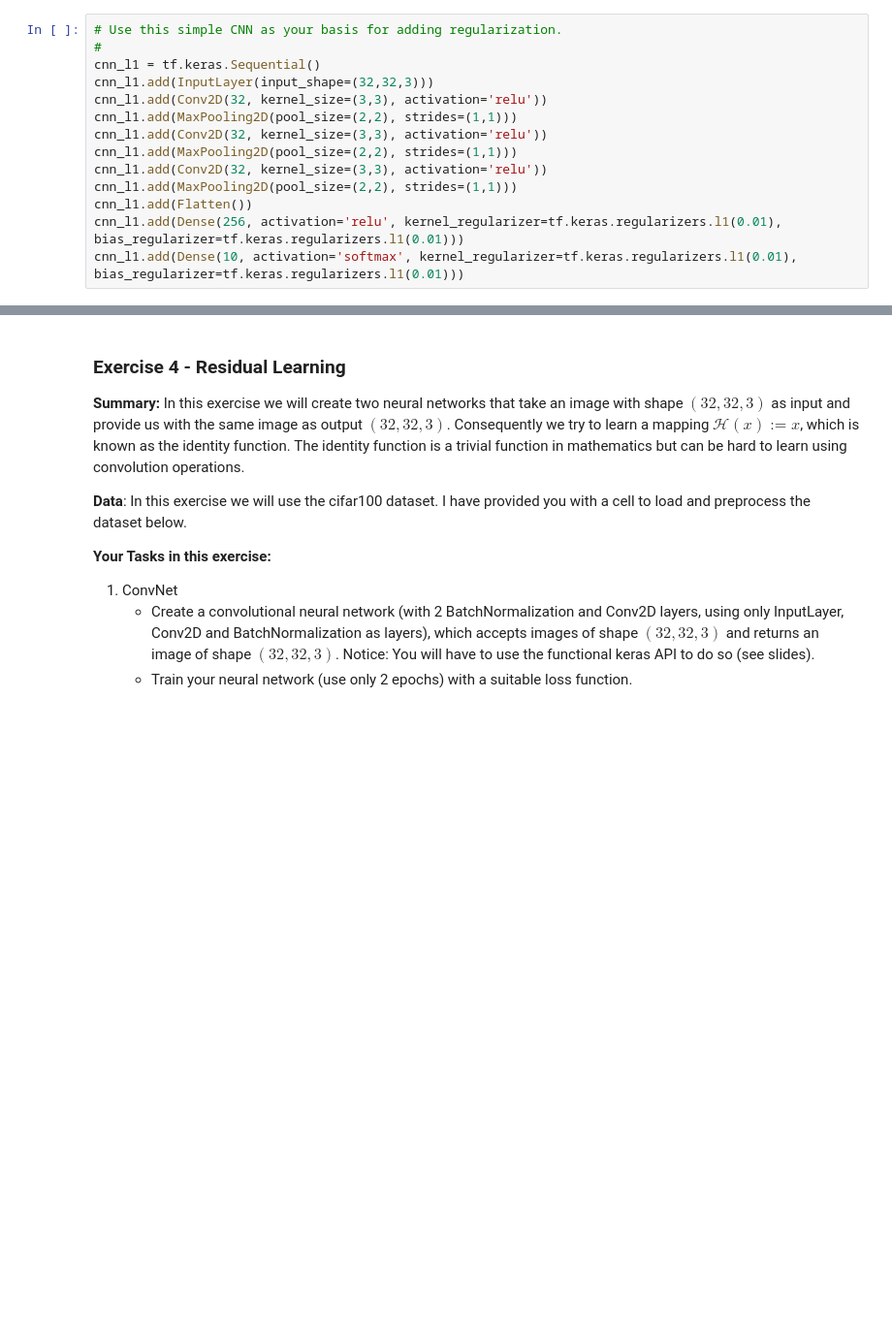
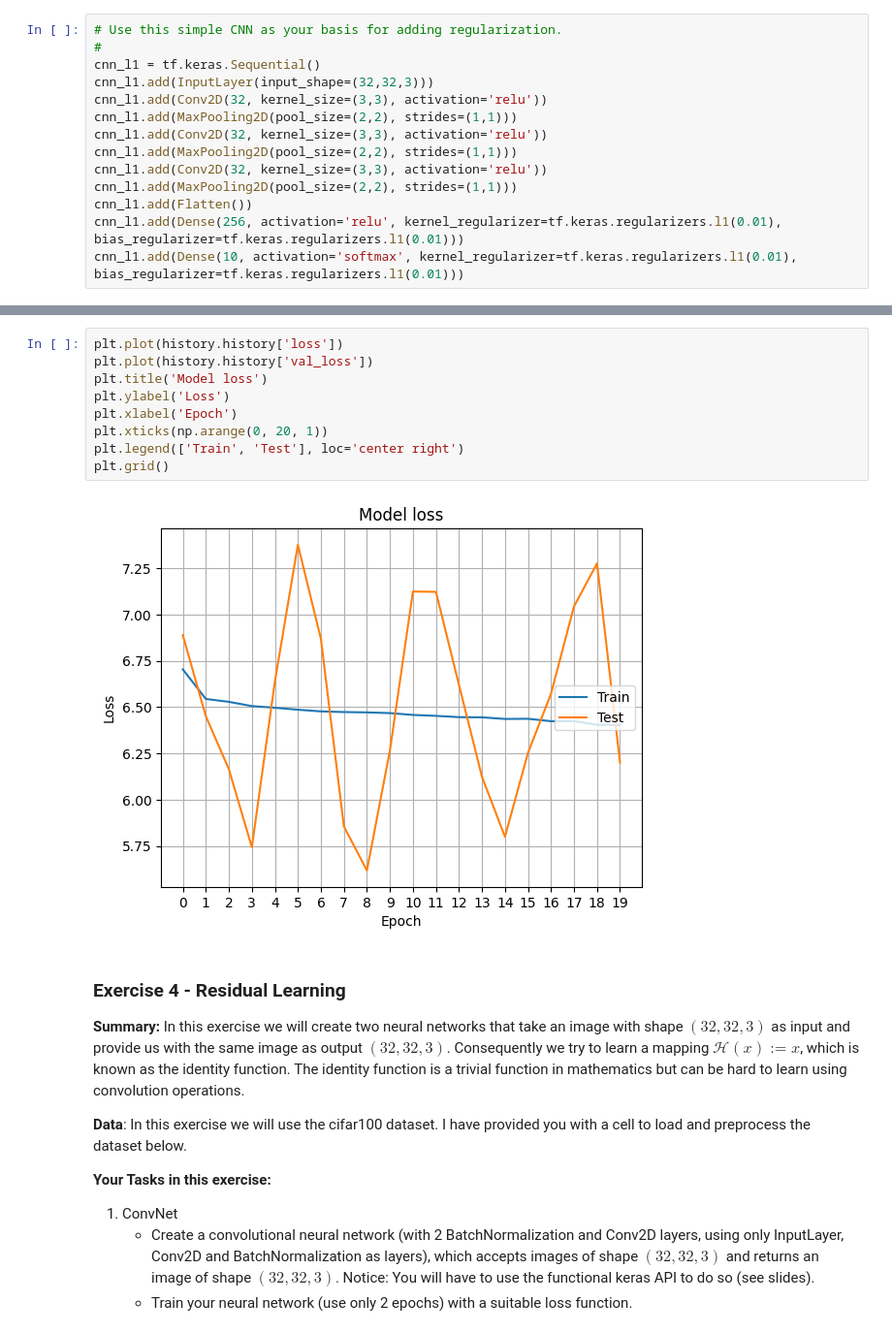
Before and after one commit to CengoleFHV/computer-vision-course, a Jupyter notebook: Computer-Vision-Special-Topics-Exercises_aycen.ipynb, the cells around one changed output, grey strips where cells are left out. Shown: that part at 97% size. Cells and saved outputs as stored; diff of their text form; blank space fills up the shorter version.

```diff
--- a/Computer-Vision-Special-Topics-Exercises_aycen.ipynb
+++ b/Computer-Vision-Special-Topics-Exercises_aycen.ipynb
@@ -267,3 +271,14 @@ plt.grid()
+# %%
+plt.plot(history.history['loss'])
+plt.plot(history.history['val_loss'])
+plt.title('Model loss')
+plt.ylabel('Loss')
+plt.xlabel('Epoch')
+plt.xticks(np.arange(0, 20, 1))
+plt.legend(['Train', 'Test'], loc='center right')
+plt.grid()
+# %% [output]
+[figure, added]
 # %% [markdown]
 ### Exercise 4 - Residual Learning
 
```
Also changed, not shown: parts of 9 cells of this notebook, 1 other file.
